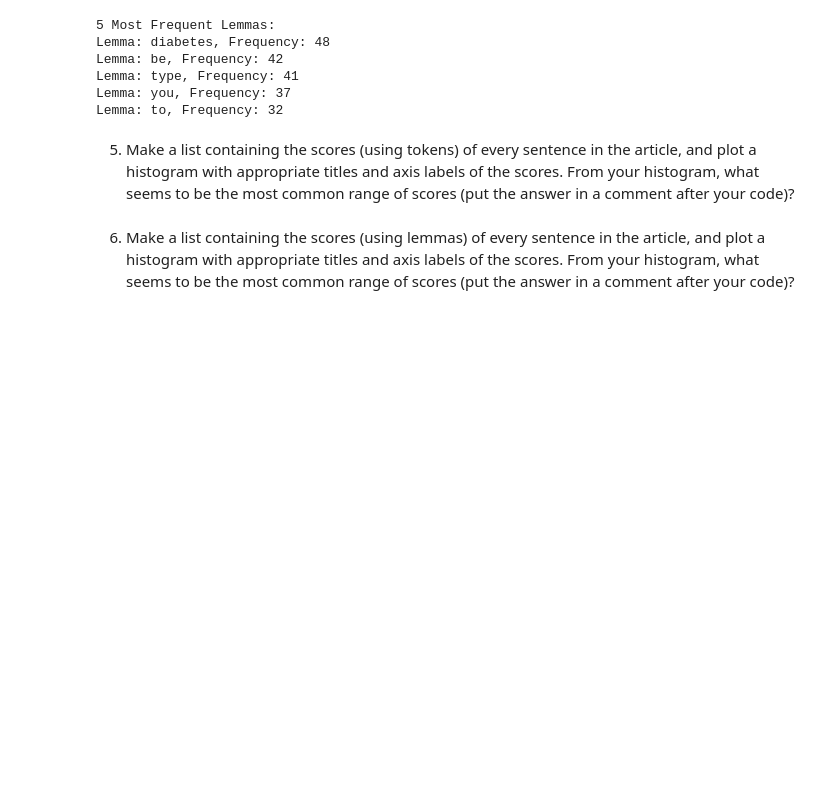
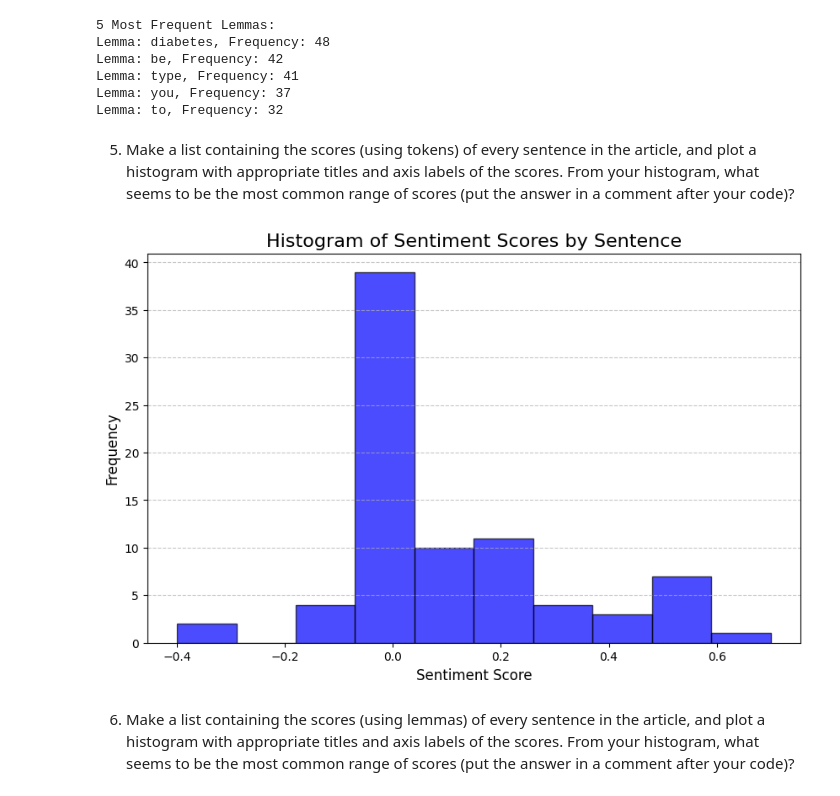
Before and after one commit to albertokabore/Albert_Final_Module_7_article-summarizer, a Jupyter notebook: article-summarizer.ipynb, the cells around one changed output. Drawn from its saved outputs; the diff is of its cells as text; code cells hidden in the pictures; blank space fills up the shorter version.

```diff
--- a/article-summarizer.ipynb
+++ b/article-summarizer.ipynb
@@ -230,6 +232,40 @@ Lemma: you, Frequency: 37
 Lemma: to, Frequency: 32
 # %% [markdown]
 5. Make a list containing the scores (using tokens) of every sentence in the article, and plot a histogram with appropriate titles and axis labels of the scores. From your histogram, what seems to be the most common range of scores (put the answer in a comment after your code)?
+# %%
+# Step 1: Fetch the HTML content from the URL
+url = 'https://www.niddk.nih.gov/health-information/diabetes/overview/what-is-diabetes/type-2-diabetes'
+response = requests.get(url)
+response.raise_for_status()  # Ensure the request was successful
+html_content = response.text
+
+# Step 2: Parse the HTML and extract text
+soup = BeautifulSoup(html_content, 'html.parser')
+article_text = soup.get_text()
+
+# Step 3: Load SpaCy pipeline with SpaCyTextBlob for sentiment analysis
+nlp = spacy.load("en_core_web_sm")
+nlp.add_pipe("spacytextblob")
+
+# Process the article text
+doc = nlp(article_text)
+
+# Step 4: Calculate sentiment scores for each sentence
+sentence_scores = [sent._.blob.polarity for sent in doc.sents]
+
+# Step 5: Plot a histogram of the scores
+plt.figure(figsize=(10, 6))
+plt.hist(sentence_scores, bins=10, color='blue', edgecolor='black', alpha=0.7)
+plt.title('Histogram of Sentiment Scores by Sentence', fontsize=16)
+plt.xlabel('Sentiment Score', fontsize=12)
+plt.ylabel('Frequency', fontsize=12)
+plt.grid(axis='y', linestyle='--', alpha=0.7)
+plt.show()
+
+# Comment: From the histogram, the most common range of scores appears to be around 0.0,
+# indicating that most sentences in the article are neutral in sentiment.
+# %% [output]
+[figure, added]
 # %% [markdown]
 6. Make a list containing the scores (using lemmas) of every sentence in the article, and plot a histogram with appropriate titles and axis labels of the scores.  From your histogram, what seems to be the most common range of scores (put the answer in a comment after your code)?
 # %% [markdown]
```
Also changed, not shown: parts of 1 cell of this notebook.
